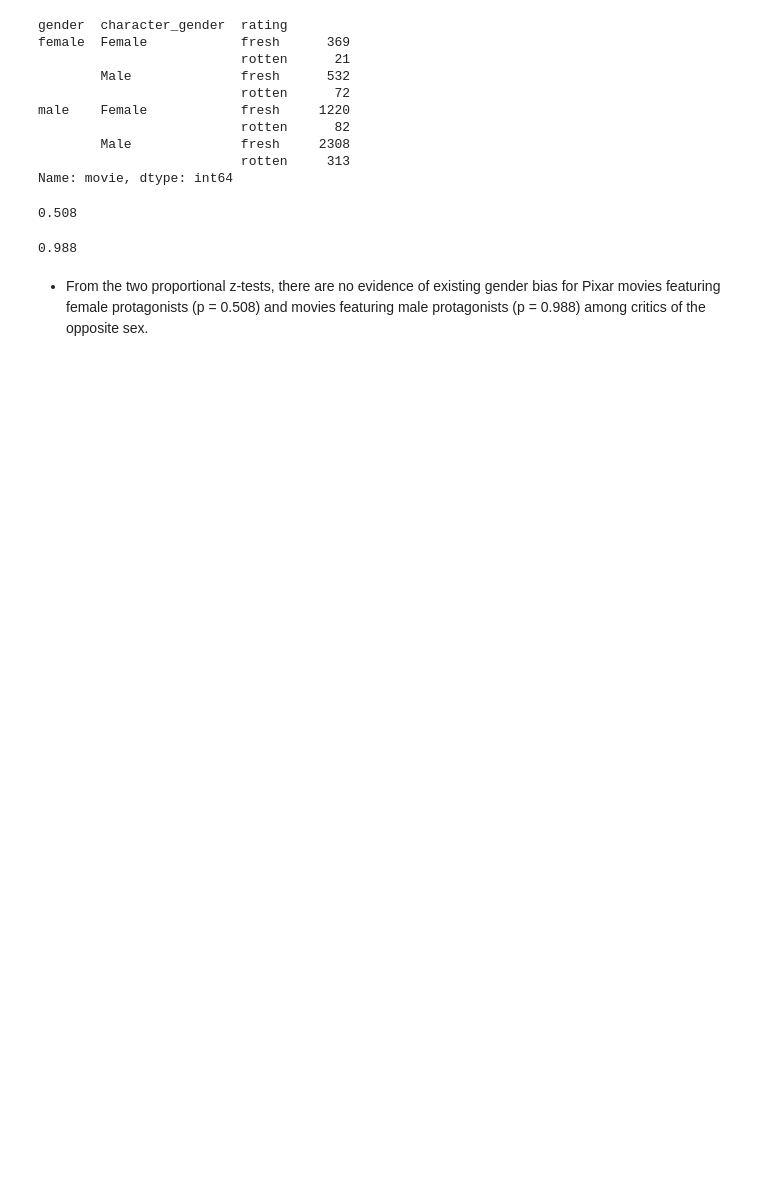
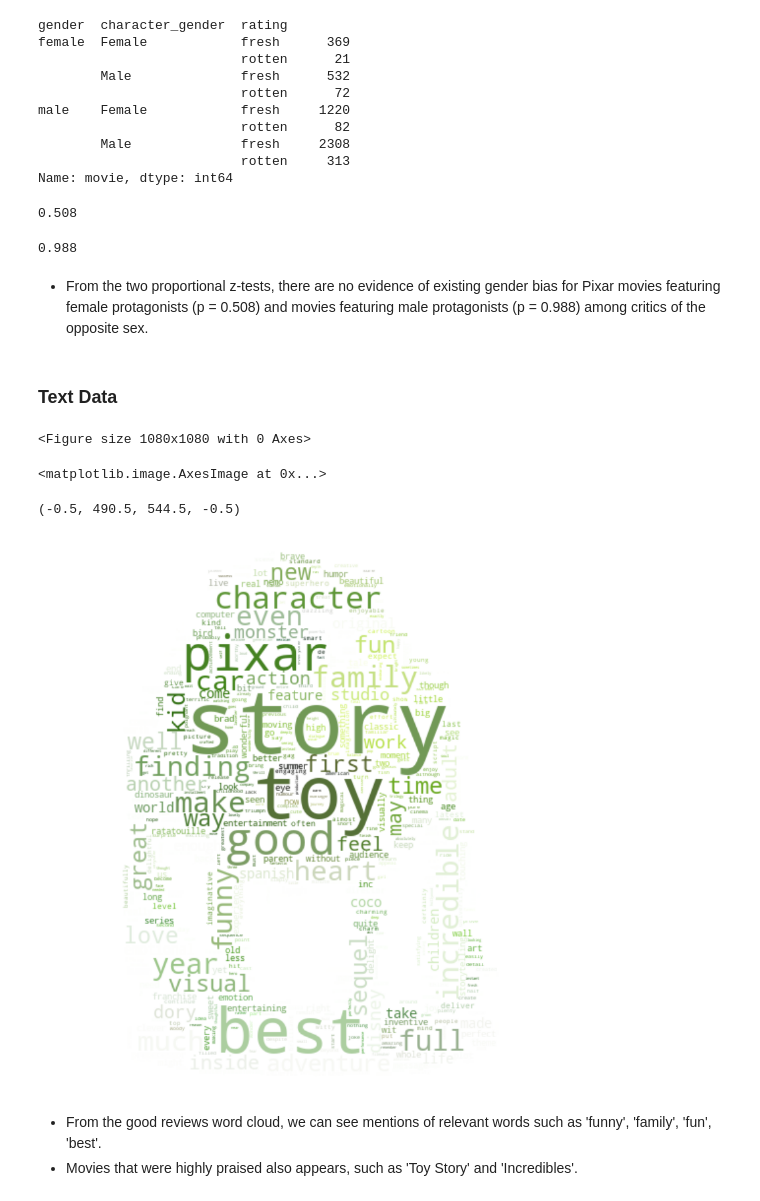
Before and after one commit to szechitlam/NYCDSA-Fellowship, a Jupyter notebook: 2. Web-scrapping Project/Rottentomaaaaaaato.ipynb, the cells around one changed output. Drawn from its saved outputs; the diff is of its cells as text; code cells hidden in the pictures; blank space fills up the shorter version.

Commit message:
update wordcloud

```diff
--- a/2. Web-scrapping Project/Rottentomaaaaaaato.ipynb
+++ b/2. Web-scrapping Project/Rottentomaaaaaaato.ipynb
@@ -648,3 +642,38 @@ print('{0:0.3f}'.format(pval))
 0.988
 # %% [markdown]
 * From the two proportional z-tests, there are no evidence of existing gender bias for Pixar movies featuring female protagonists (p = 0.508) and movies featuring male protagonists (p = 0.988) among critics of the opposite sex.
+# %% [markdown]
+### Text Data
+# %%
+# Grab words according to 'fresh' and 'rotten' reviews
+fresh = df_critics.groupby('rating')['review_text'].apply(list)[0]
+rotten = df_critics.groupby('rating')['review_text'].apply(list)[1]
+
+freshwords = ','.join(map(str, fresh))
+rottenwords = ','.join(map(str, rotten))
+
+# Create stopwords list
+stopwords = set(STOPWORDS)
+stopwords.update(['movie', 'movies', 'pixar', 'film', 'films',
+                  'will', 'still', 'review', 'one', 'animation', 'animated'])
+# %%
+mask = np.array(Image.open("mike.png"))
+# %%
+# Create wordcloud rendered in character image
+
+wordcloud_fresh = WordCloud(stopwords=stopwords, background_color="white",
+                          mode="RGBA", max_words=1000, mask=mask, collocations=False).generate(freshwords)
+
+image_colors = ImageColorGenerator(mask)
+plt.figure(figsize=[15,15])
+plt.imshow(wordcloud_fresh.recolor(color_func=image_colors), interpolation="bilinear")
+plt.axis("off")
+plt.savefig('img/fresh.png')
+# %% [output]
+<Figure size 1080x1080 with 0 Axes>
+<matplotlib.image.AxesImage at 0x...>
+(-0.5, 490.5, 544.5, -0.5)
+[figure, added]
+# %% [markdown]
+* From the good reviews word cloud, we can see mentions of relevant words such as 'funny', 'family', 'fun', 'best'.
+* Movies that were highly praised also appears, such as 'Toy Story' and 'Incredibles'.
```
Also changed, not shown: parts of 5 cells of this notebook, 4 other files.
